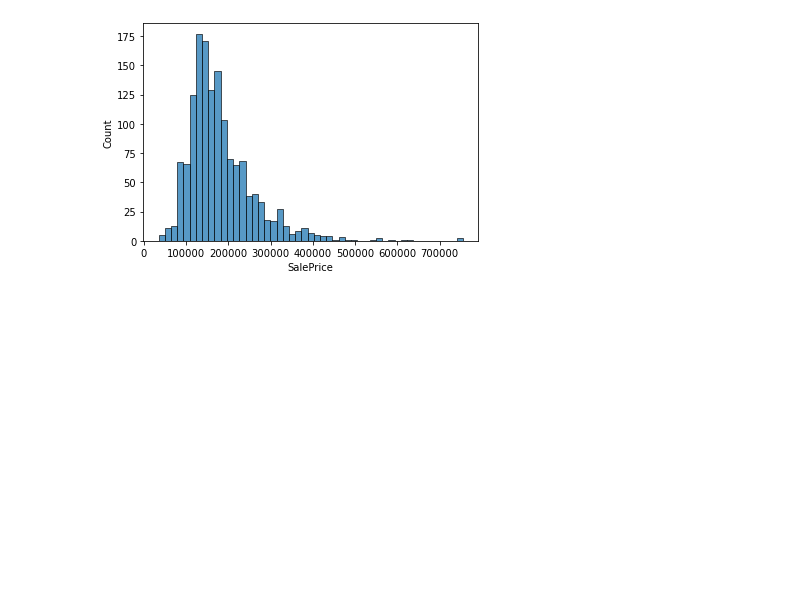
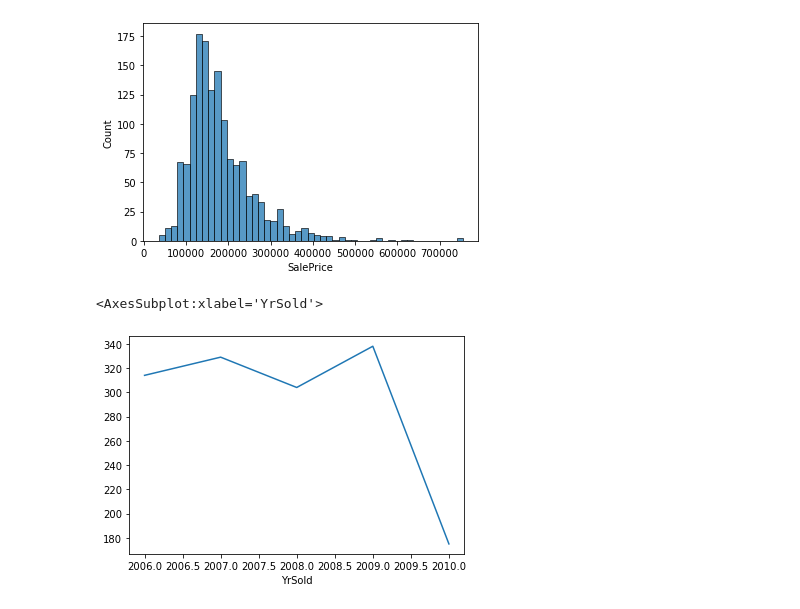
Before and after one commit to lucassouza252/Ciencia-Dados, a Jupyter notebook: Machine Learning/House-Prices.ipynb, the cells around one changed output. Saved outputs shown, nothing was run; the diff lists cells and outputs as text; code cells hidden in the pictures; blank space fills up the shorter version.

```diff
--- a/Machine Learning/House-Prices.ipynb
+++ b/Machine Learning/House-Prices.ipynb
@@ -93,3 +93,9 @@ sns.histplot(x=target)
 # %% [output]
 <AxesSubplot:xlabel='SalePrice', ylabel='Count'>
 [figure]
+# %%
+year = data.groupby(["YrSold"]).count()["Id"]
+year.plot()
+# %% [output]
+<AxesSubplot:xlabel='YrSold'>
+[figure, added]
```
